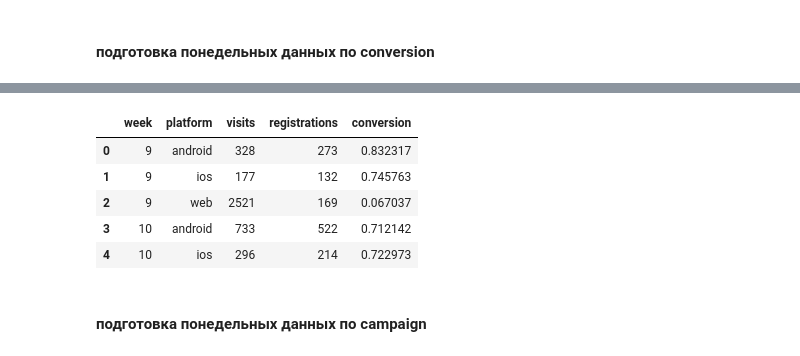
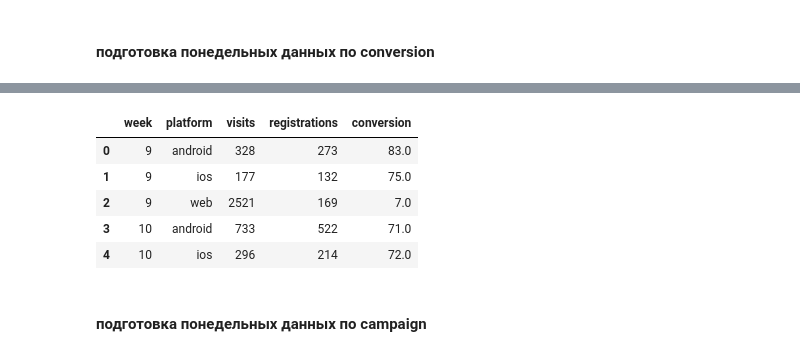
Before and after one commit to paalso/python-for-data-analysts-project-100, a Jupyter notebook: charts_project.ipynb, the cells around one changed output, grey strips where cells are left out. Cells and saved outputs as stored; diff of their text form; code cells hidden in the pictures.

```diff
--- a/charts_project.ipynb
+++ b/charts_project.ipynb
@@ -425,3 +425,6 @@ dir_to_save_plots = './charts'
 ### Подготовка понедельных данных для визуализации
 # %% [markdown]
 #### подготовка понедельных данных по **conversion**
+# %%
+conversion_df['conversion'] = round(conversion_df['conversion'] * 100)
+conversion_df.head()
@@ -428,22 +438,22 @@ dir_to_save_plots = './charts'
 # %%
 conversion_weekly_df = conversion_df.groupby(
     [pd.Grouper(key='date_group', freq='W'), 'platform']
 ).agg({
     'visits': 'sum',
     'registrations': 'sum'
 }).reset_index()
 conversion_weekly_df['week'] = conversion_weekly_df['date_group'].dt.isocalendar().week
 new_column_order = ['week', 'platform', 'visits', 'registrations']
 conversion_weekly_df = conversion_weekly_df[new_column_order]
-conversion_weekly_df['conversion'] = conversion_weekly_df['registrations'] / conversion_weekly_df['visits']
+conversion_weekly_df['conversion'] = round(conversion_weekly_df['registrations'] / conversion_weekly_df['visits'] * 100)
 conversion_weekly_df.head()
 # %% [output]
 |  | week | platform | visits | registrations | conversion |
-| 0 | 9 | android | 328 | 273 | 0.832317 |
-| 1 | 9 | ios | 177 | 132 | 0.745763 |
-| 2 | 9 | web | 2521 | 169 | 0.067037 |
-| 3 | 10 | android | 733 | 522 | 0.712142 |
-| 4 | 10 | ios | 296 | 214 | 0.722973 |
+| 0 | 9 | android | 328 | 273 | 83.0 |
+| 1 | 9 | ios | 177 | 132 | 75.0 |
+| 2 | 9 | web | 2521 | 169 | 7.0 |
+| 3 | 10 | android | 733 | 522 | 71.0 |
+| 4 | 10 | ios | 296 | 214 | 72.0 |
 # %% [markdown]
 #### подготовка понедельных данных по **campaign**
 # %%
```
Also changed, not shown: parts of 9 cells of this notebook, 3 other files.
